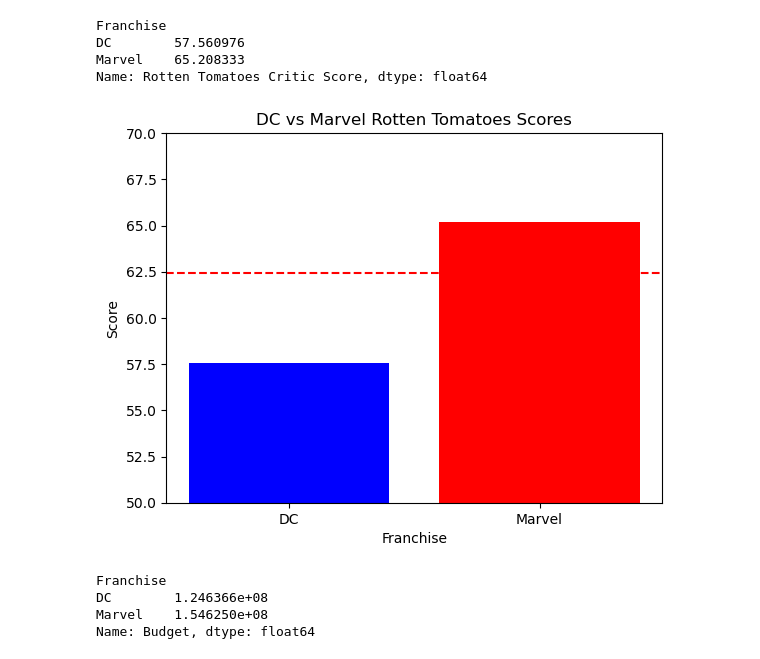
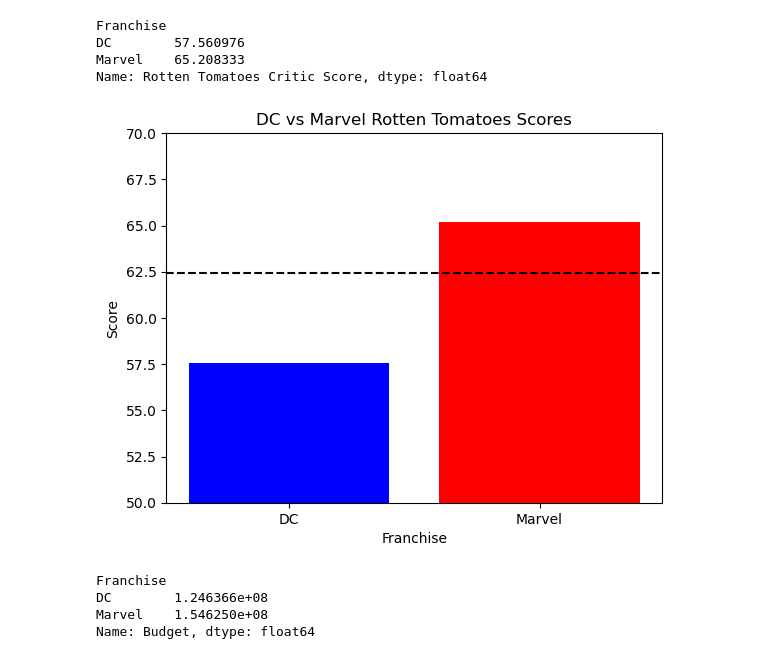
Before and after one commit to Nathan-Savage/project1, a Jupyter notebook: ns_project1.ipynb, the cells around one changed output. Cells and saved outputs as stored; diff of their text form; code cells hidden in the pictures.

```diff
--- a/ns_project1.ipynb
+++ b/ns_project1.ipynb
@@ -113,24 +113,25 @@ Name: Rotten Tomatoes Critic Score, dtype: float64
 # %%
 #movie_score_df['Rotten Tomatoes Critic Score'] = (
  #   franchise_ratings['Rotten Tomatoes Critic Score']
   #  .replace({'\\$': '', ',': ''}, regex=True)
    # .astype(float)
 #)
 
 plt.bar(franchise_ratings.index, franchise_ratings, color=['blue', 'red'])
 
 plt.title( 'DC vs Marvel Rotten Tomatoes Scores')
 plt.xlabel('Franchise')
 plt.ylabel('Score')
-plt.axhline(rotten_avg, color='red', linestyle='--') #average between the two franchises
+plt.axhline(rotten_avg, color='black', linestyle='--') #average between the two franchises
 #plt.xlim(['Franchise'])
 plt.ylim(50,70)
 #plt.box(['franchise_ratings'])
 #plt.grid(y=62.43)
 plt.tight_layout
+plt.savefig(os.path.join('images','marvel_v_dc_score.png'))
 plt.show()
 # %% [output]
-[figure, old version]
+[figure, new version]
 # %%
 # test
 marvel_dc_movie_df['Budget'] = (
```
Also changed, not shown: 2 other files.
